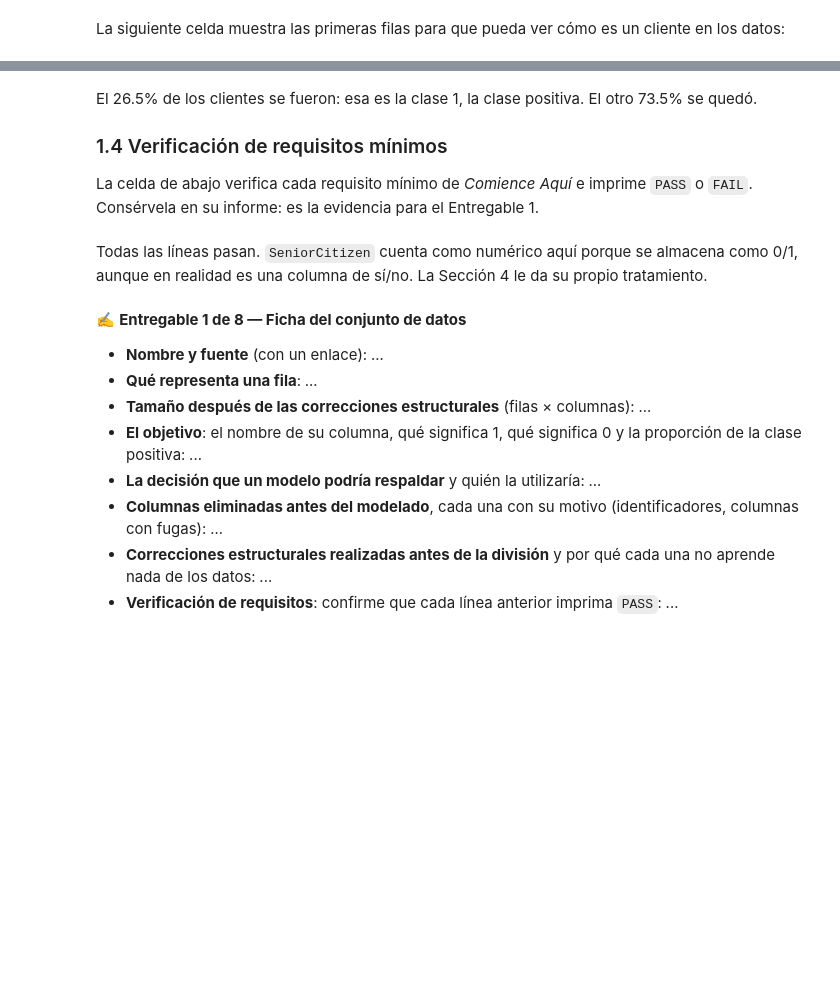
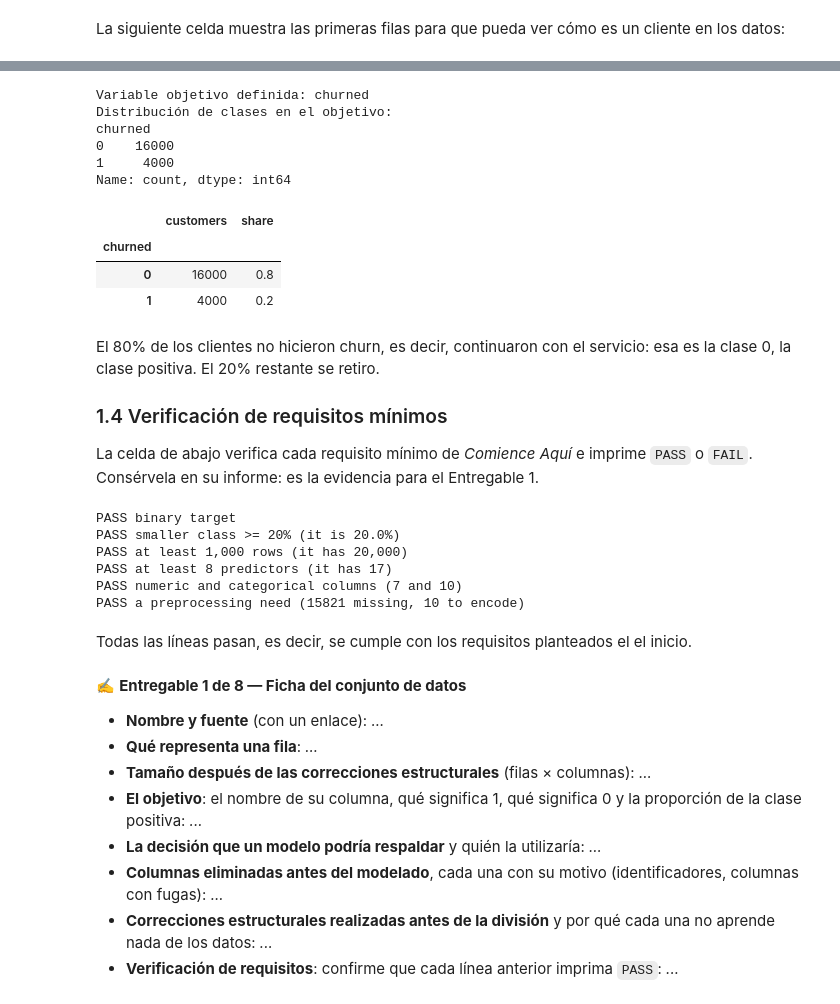
Before and after one commit to YirlenML/Entregable_final_IA, a Jupyter notebook: model_selection_classification_final.ipynb, the cells around one changed output, grey strips where cells are left out. Saved outputs shown, nothing was run; the diff lists cells and outputs as text; code cells hidden in the pictures; blank space fills up the shorter version.

```diff
--- a/model_selection_classification_final.ipynb
+++ b/model_selection_classification_final.ipynb
@@ -340,0 +263,19 @@ La celda de abajo cuenta los clientes en cada clase del objetivo:
+# %%
+# Crear una copia para las correcciones estructurales
+df_estructurado = df.copy()
+
+# 1. Eliminar identificadores y columnas con fugas de datos
+# - 'user_id': Es un identificador único; no aporta un patrón predictivo general y puede causar sobreajuste.
+# - 'churn_type' y 'churn_date': Contienen información sobre el motivo y la fecha exacta del churn, lo cual ocurre después del hecho y genera una grave fuga de datos.
+# - 'mes': Como filtramos previamente para quedarnos con un único mes, ya no aporta variabilidad al modelo.
+columnas_a_eliminar = ['user_id', 'churn_type', 'churn_date', 'mes']
+
+df_estructurado = df_estructurado.drop(columns=[col for col in columnas_a_eliminar if col in df_estructurado.columns])
+
+# 2. Corrección de tipos de columnas (ej. convertir fechas si es necesario para el análisis previo)
+if 'signup_date' in df_estructurado.columns:
+    df_estructurado['signup_date'] = pd.to_datetime(df_estructurado['signup_date'], errors='coerce')
+
+# 3. Verificar las columnas y tipos resultantes
+print("Dimensiones finales tras correcciones estructurales:", df_estructurado.shape)
+display(df_estructurado.dtypes)
@@ -341,34 +309,71 @@ La celda de abajo cuenta los clientes en cada clase del objetivo:
+# %%
+# Definir la variable objetivo
+TARGET = "churned"
+
+# Verificar que la variable objetivo esté lista
+print(f"Variable objetivo definida: {TARGET}")
+print("Distribución de clases en el objetivo:")
+print(df_estructurado[TARGET].value_counts())
+# %% [output]
+Variable objetivo definida: churned
+Distribución de clases en el objetivo:
+churned
+0    16000
+1     4000
+Name: count, dtype: int64
 # %%
-counts = data[TARGET].value_counts()
-pd.DataFrame({"customers": counts, "share": (counts / len(data)).round(4)})
+# Contar los registros por cada clase en la variable objetivo
+counts = df_estructurado[TARGET].value_counts()
+
+# Crear y mostrar la tabla resumen con el conteo absoluto y la proporción
+pd.DataFrame({
+    "customers": counts,
+    "share": (counts / len(df_estructurado)).round(4)
+})
+# %% [output]
+|  | customers | share |
+| churned |  |  |
+| 0 | 16000 | 0.8 |
+| 1 | 4000 | 0.2 |
 # %% [markdown]
-El 26.5% de los clientes se fueron: esa es la clase 1, la clase positiva. El otro 73.5% se quedó.
+El 80% de los clientes no hicieron churn, es decir, continuaron con el servicio: esa es la clase 0, la clase positiva. El 20% restante se retiro.
 
 ### 1.4 Verificación de requisitos mínimos
 
 La celda de abajo verifica cada requisito mínimo de *Comience Aquí* e imprime `PASS` o `FAIL`. Consérvela
 en su informe: es la evidencia para el Entregable 1.
 # %%
-predictors = data.drop(columns=TARGET)
+# Definir los predictores excluyendo la variable objetivo
+predictors = df_estructurado.drop(columns=TARGET)
+
+# Calcular métricas para las validaciones
 n_numeric = predictors.select_dtypes(include="number").shape[1]
 n_categorical = predictors.shape[1] - n_numeric
-minority_share = data[TARGET].value_counts(normalize=True).min()
+minority_share = df_estructurado[TARGET].value_counts(normalize=True).min()
 n_missing = int(predictors.isna().sum().sum())
 
+# Diccionario con los requisitos mínimos del taller
 requirements = {
-    "binary target": data[TARGET].nunique() == 2,
+    "binary target": df_estructurado[TARGET].nunique() == 2,
     f"smaller class >= 20% (it is {minority_share:.1%})": minority_share >= 0.20,
-    f"at least 1,000 rows (it has {len(data):,})": len(data) >= 1000,
+    f"at least 1,000 rows (it has {len(df_estructurado):,})": len(df_estructurado) >= 1000,
     f"at least 8 predictors (it has {predictors.shape[1]})": predictors.shape[1] >= 8,
     f"numeric and categorical columns ({n_numeric} and {n_categorical})": n_numeric > 0 and n_categorical > 0,
     f"a preprocessing need ({n_missing} missing, {n_categorical} to encode)": n_missing > 0 or n_categorical > 0,
 }
 
+# Evaluar e imprimir el resultado de cada requisito
 for requirement, passed in requirements.items():
-    print(f"{'PASS' if passed else 'FAIL'}  {requirement}")
+    print(f"{'PASS' if passed else 'FAIL'} {requirement}")
+# %% [output]
+PASS binary target
+PASS smaller class >= 20% (it is 20.0%)
+PASS at least 1,000 rows (it has 20,000)
+PASS at least 8 predictors (it has 17)
+PASS numeric and categorical columns (7 and 10)
+PASS a preprocessing need (15821 missing, 10 to encode)
 # %% [markdown]
-Todas las líneas pasan. `SeniorCitizen` cuenta como numérico aquí porque se almacena como 0/1, aunque en realidad
-es una columna de sí/no. La Sección 4 le da su propio tratamiento.
+Todas las líneas pasan, es decir, se cumple con los requisitos planteados el el inicio.
 # %% [markdown]
 ✍️ **Entregable 1 de 8 — Ficha del conjunto de datos**
 
```
Also changed, not shown: parts of 13 cells of this notebook.
